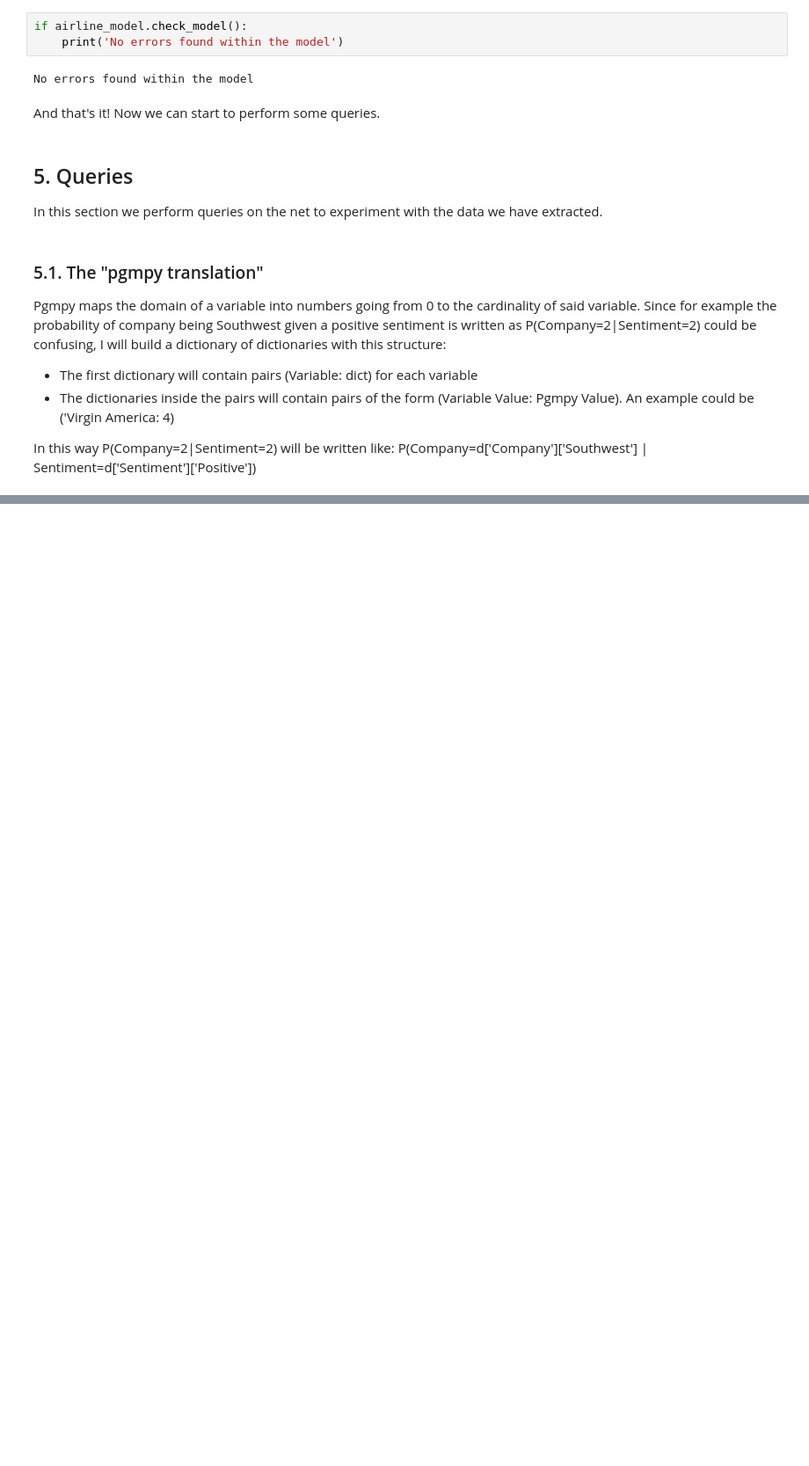
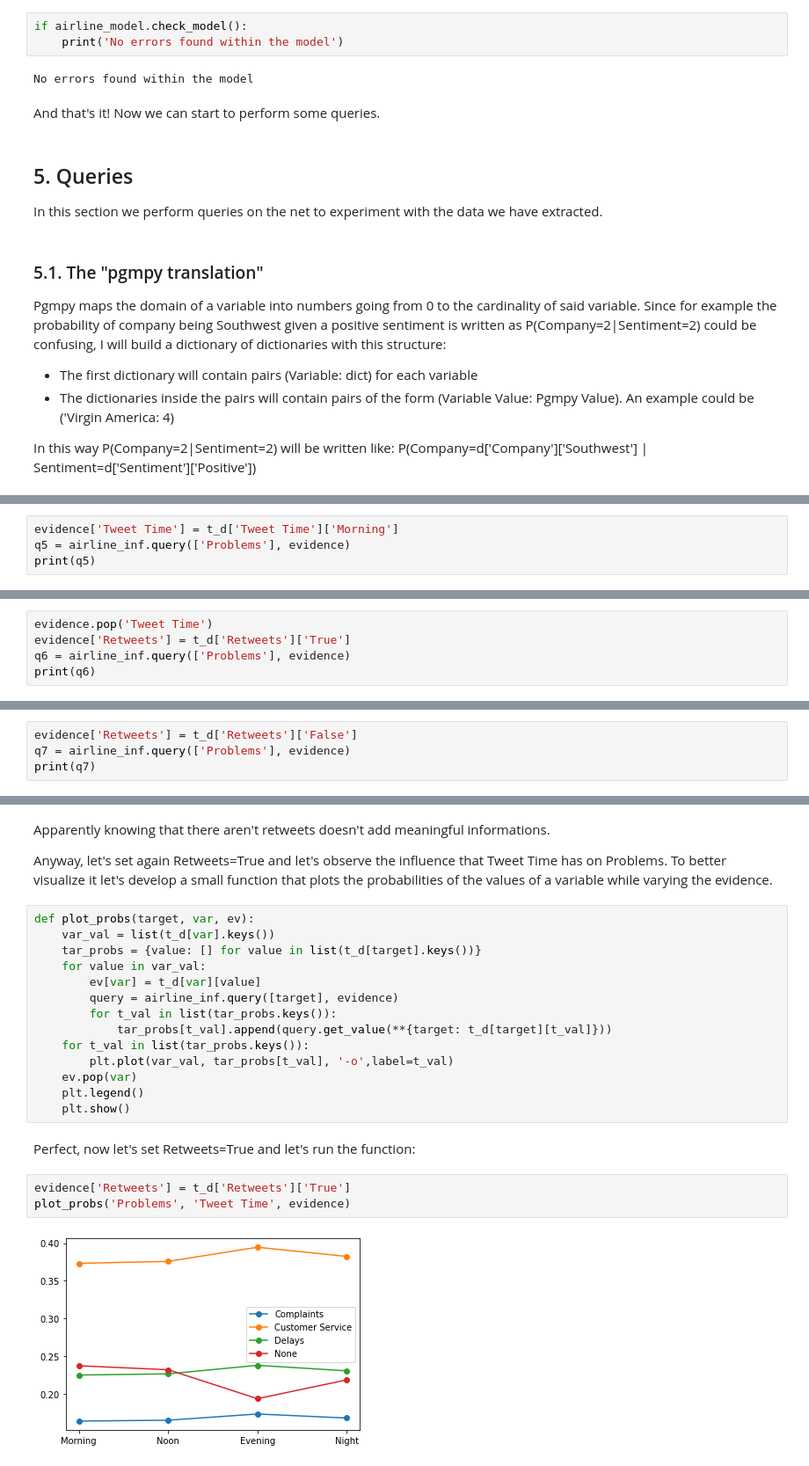
Before and after one commit to Kamugg/Project-FAIKR, a Jupyter notebook: ProjectFAIKR.ipynb, the cells around one changed output, grey strips where cells are left out. Shown at 88% size. Cells and saved outputs as stored; diff of their text form; blank space fills up the shorter version.

```diff
--- a/ProjectFAIKR.ipynb
+++ b/ProjectFAIKR.ipynb
@@ -1111,0 +1217,4 @@ t_d = {
+# %%
+evidence['Tweet Time'] = t_d['Tweet Time']['Morning']
+q5 = airline_inf.query(['Problems'], evidence)
+print(q5)
@@ -1111,0 +1237,5 @@ t_d = {
+# %%
+evidence.pop('Tweet Time')
+evidence['Retweets'] = t_d['Retweets']['True']
+q6 = airline_inf.query(['Problems'], evidence)
+print(q6)
@@ -1111,0 +1256,4 @@ t_d = {
+# %%
+evidence['Retweets'] = t_d['Retweets']['False']
+q7 = airline_inf.query(['Problems'], evidence)
+print(q7)
@@ -1111,0 +1272,25 @@ t_d = {
+# %% [markdown]
+Apparently knowing that there aren't retweets doesn't add meaningful informations.
+
+Anyway, let's set again Retweets=True and let's observe the influence that Tweet Time has on Problems. To better visualize it let's develop a small function that plots the probabilities of the values of a variable while varying the evidence.
+# %%
+def plot_probs(target, var, ev):
+    var_val = list(t_d[var].keys())
+    tar_probs = {value: [] for value in list(t_d[target].keys())}
+    for value in var_val:
+        ev[var] = t_d[var][value]
+        query = airline_inf.query([target], evidence)
+        for t_val in list(tar_probs.keys()):
+            tar_probs[t_val].append(query.get_value(**{target: t_d[target][t_val]}))
+    for t_val in list(tar_probs.keys()):
+        plt.plot(var_val, tar_probs[t_val], '-o',label=t_val)
+    ev.pop(var)
+    plt.legend()
+    plt.show()
+# %% [markdown]
+Perfect, now let's set Retweets=True and let's run the function:
+# %%
+evidence['Retweets'] = t_d['Retweets']['True']
+plot_probs('Problems', 'Tweet Time', evidence)
+# %% [output]
+[figure, added]
```
Also changed, not shown: parts of 44 cells of this notebook.
